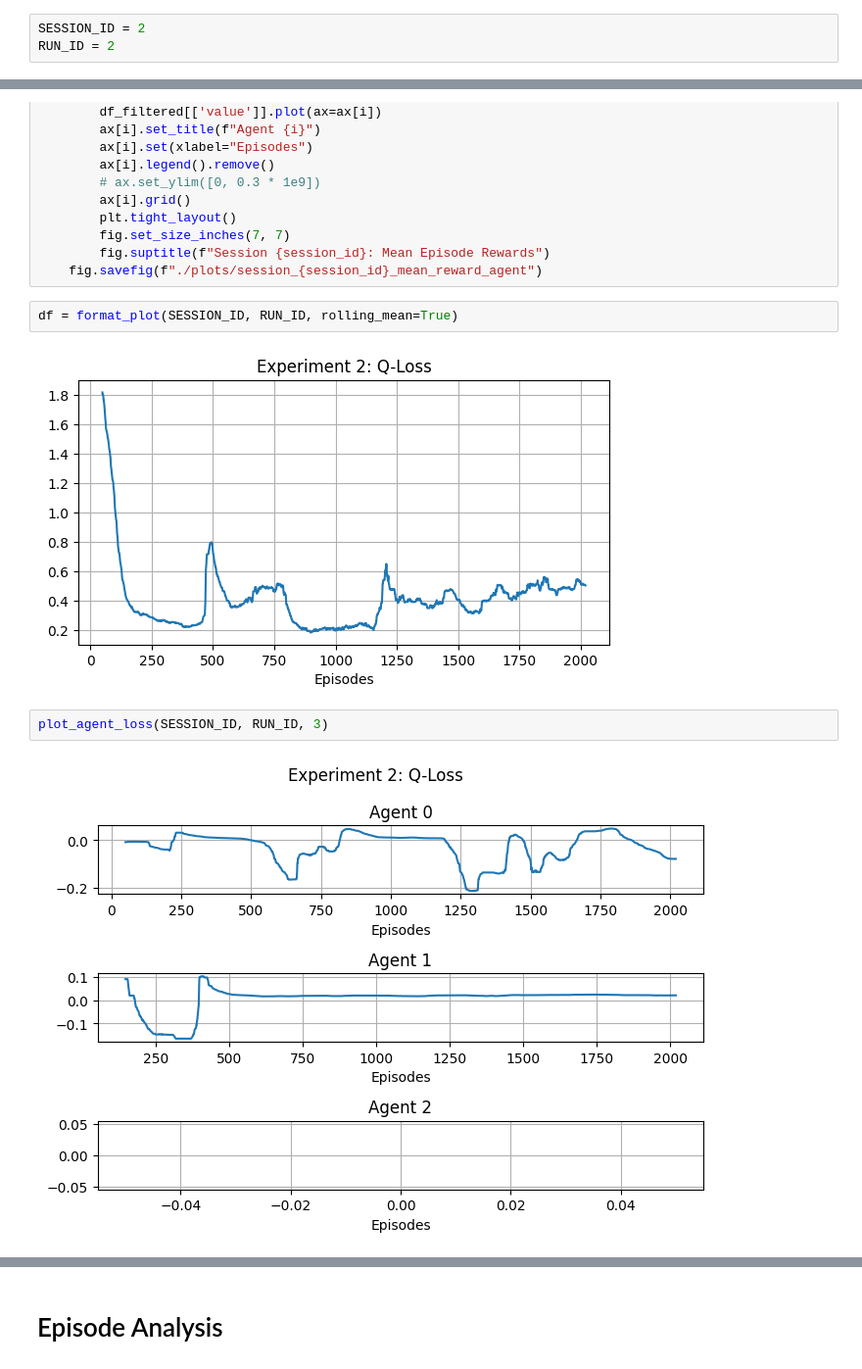
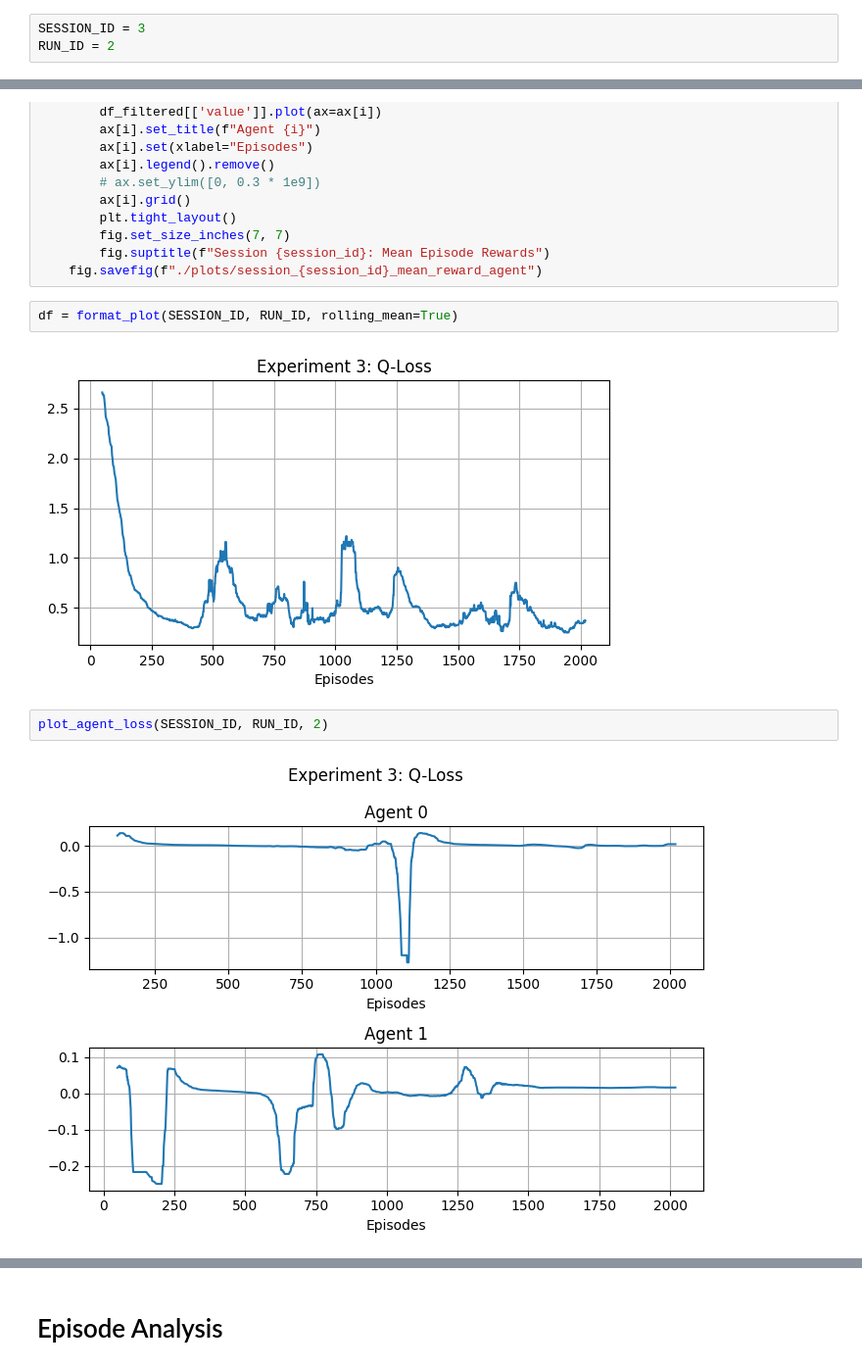
Before and after one commit to buehrerc/MAAC-auto-gov, a Jupyter notebook: analysis/generate_plots.ipynb, the cells around one changed output, grey strips where cells are left out. Shown: that part at 98% size. Saved outputs shown, nothing was run; the diff lists cells and outputs as text.

```diff
--- a/analysis/generate_plots.ipynb
+++ b/analysis/generate_plots.ipynb
@@ -6,7 +6,7 @@ from generate_plots import convert_tb_data
 # %% [markdown]
 # Plot Loss
 # %%
-SESSION_ID = 2
+SESSION_ID = 3
 RUN_ID = 2
 # %%
 def generate_plot(df, col_name, title=None, filter_outliers=False, rolling_mean=False):
@@ -81,9 +81,9 @@ def plot_agent_reward(session_id, run_id, agent_num, filter_outliers=False):
 # %%
 df = format_plot(SESSION_ID, RUN_ID, rolling_mean=True)
 # %% [output]
-[figure, old version]
+[figure, new version]
 # %%
-plot_agent_loss(SESSION_ID, RUN_ID, 3)
+plot_agent_loss(SESSION_ID, RUN_ID, 2)
 # %% [output]
-[figure, old version]
+[figure, new version]
 # %%
```
Also changed, not shown: parts of 5 cells of this notebook, 7 other files.
